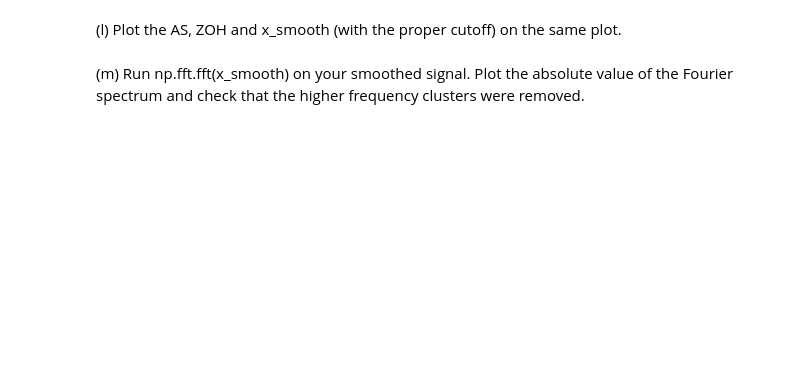
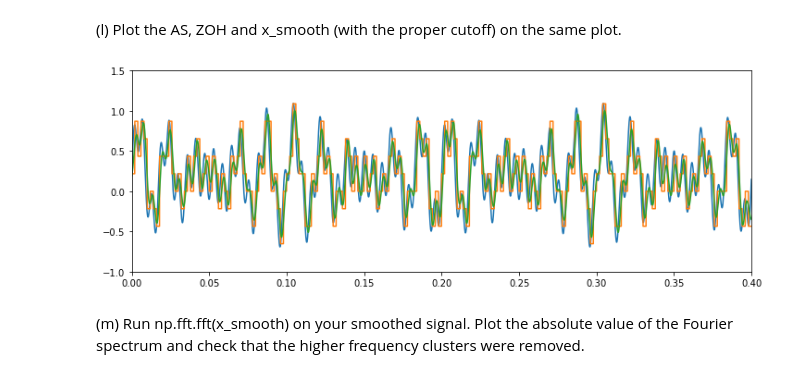
Before and after one commit to dcollie/P3700-SignalProcessing, a Jupyter notebook: P3700_Lab1_Collie.ipynb, the cells around one changed output. Saved outputs shown, nothing was run; the diff lists cells and outputs as text; code cells hidden in the pictures; blank space fills up the shorter version.

```diff
--- a/P3700_Lab1_Collie.ipynb
+++ b/P3700_Lab1_Collie.ipynb
@@ -173,5 +189,14 @@ plt.show()
 # %% [markdown]
 (l) Plot the AS, ZOH and x_smooth (with the proper cutoff) on the same plot.
+# %%
+plt.figure(figsize=(12,4))
+plt.axis([0,.4,-1,1.5])
+plt.plot(t,v)
+plt.plot(t,q_signal_zoh)
+plt.plot(t,q_signal_smooth2)
+plt.show()
+# %% [output]
+[figure, added]
 # %% [markdown]
 (m) Run np.fft.fft(x_smooth) on your smoothed signal. Plot the absolute value of the Fourier
 spectrum and check that the higher frequency clusters were removed.
```
Also changed, not shown: parts of 42 cells of this notebook, 17 other files.
